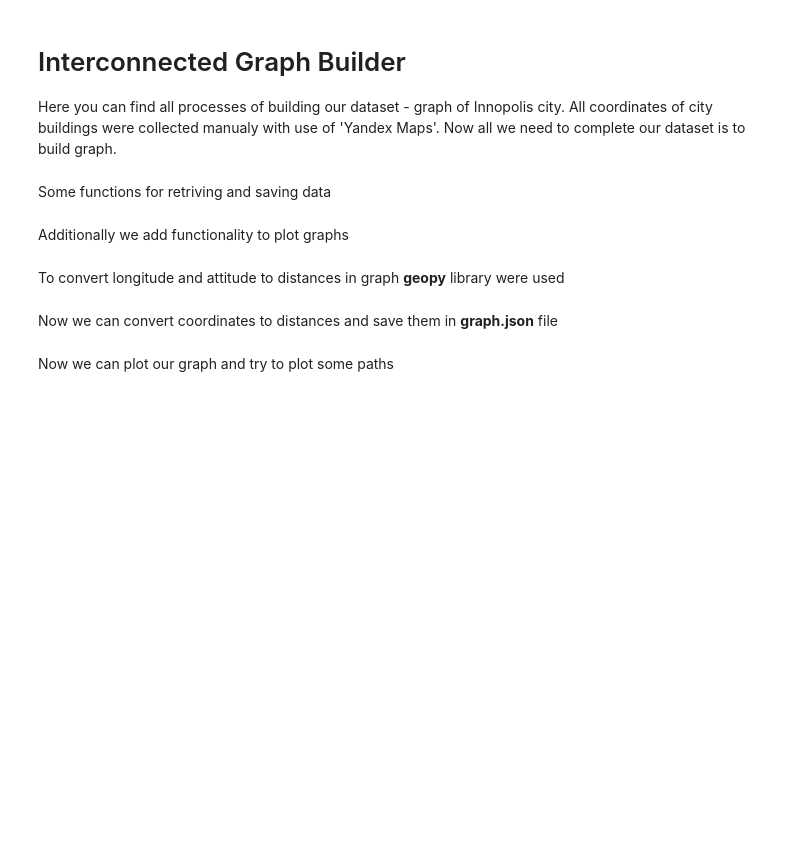
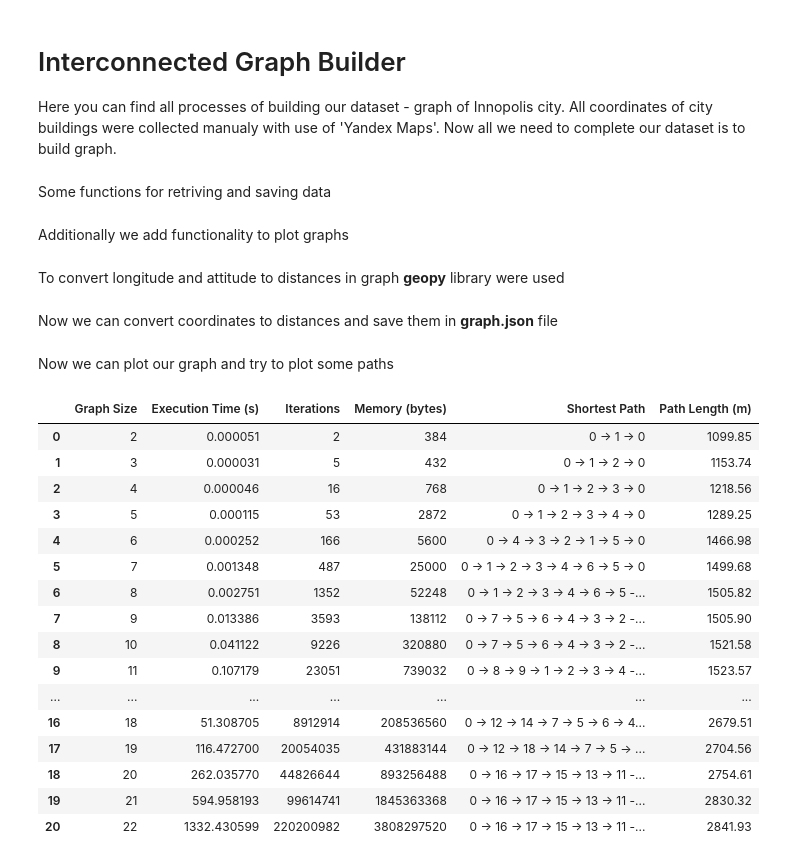
Before and after one commit to LowIQCoder/NIC_Project, a Jupyter notebook: utils/graph_builder.ipynb, the cells around one changed output. Cells and saved outputs as stored; diff of their text form; code cells hidden in the pictures; blank space fills up the shorter version.

```diff
--- a/utils/graph_builder.ipynb
+++ b/utils/graph_builder.ipynb
@@ -136,3 +138,24 @@ paths = [[1, 2, 3, 4],
          [22, 21]]
 
 plot_graph(nodes, paths)
+# %%
+df = pd.read_csv('../results_dp.csv')
+df
+# %% [output]
+|  | Graph Size | Execution Time (s) | Iterations | Memory (bytes) | Shortest Path | Path Length (m) |
+| 0 | 2 | 0.000051 | 2 | 384 | 0 -> 1 -> 0 | 1099.85 |
+| 1 | 3 | 0.000031 | 5 | 432 | 0 -> 1 -> 2 -> 0 | 1153.74 |
+| 2 | 4 | 0.000046 | 16 | 768 | 0 -> 1 -> 2 -> 3 -> 0 | 1218.56 |
+| 3 | 5 | 0.000115 | 53 | 2872 | 0 -> 1 -> 2 -> 3 -> 4 -> 0 | 1289.25 |
+| 4 | 6 | 0.000252 | 166 | 5600 | 0 -> 4 -> 3 -> 2 -> 1 -> 5 -> 0 | 1466.98 |
+| 5 | 7 | 0.001348 | 487 | 25000 | 0 -> 1 -> 2 -> 3 -> 4 -> 6 -> 5 -> 0 | 1499.68 |
+| 6 | 8 | 0.002751 | 1352 | 52248 | 0 -> 1 -> 2 -> 3 -> 4 -> 6 -> 5 -... | 1505.82 |
+| 7 | 9 | 0.013386 | 3593 | 138112 | 0 -> 7 -> 5 -> 6 -> 4 -> 3 -> 2 -... | 1505.90 |
+| 8 | 10 | 0.041122 | 9226 | 320880 | 0 -> 7 -> 5 -> 6 -> 4 -> 3 -> 2 -... | 1521.58 |
+| 9 | 11 | 0.107179 | 23051 | 739032 | 0 -> 8 -> 9 -> 1 -> 2 -> 3 -> 4 -... | 1523.57 |
+| ... | ... | ... | ... | ... | ... | ... |
+| 16 | 18 | 51.308705 | 8912914 | 208536560 | 0 -> 12 -> 14 -> 7 -> 5 -> 6 -> 4... | 2679.51 |
+| 17 | 19 | 116.472700 | 20054035 | 431883144 | 0 -> 12 -> 18 -> 14 -> 7 -> 5 -> ... | 2704.56 |
+| 18 | 20 | 262.035770 | 44826644 | 893256488 | 0 -> 16 -> 17 -> 15 -> 13 -> 11 -... | 2754.61 |
+| 19 | 21 | 594.958193 | 99614741 | 1845363368 | 0 -> 16 -> 17 -> 15 -> 13 -> 11 -... | 2830.32 |
+| 20 | 22 | 1332.430599 | 220200982 | 3808297520 | 0 -> 16 -> 17 -> 15 -> 13 -> 11 -... | 2841.93 |
```
Also changed, not shown: parts of 5 cells of this notebook, 3 other files.
